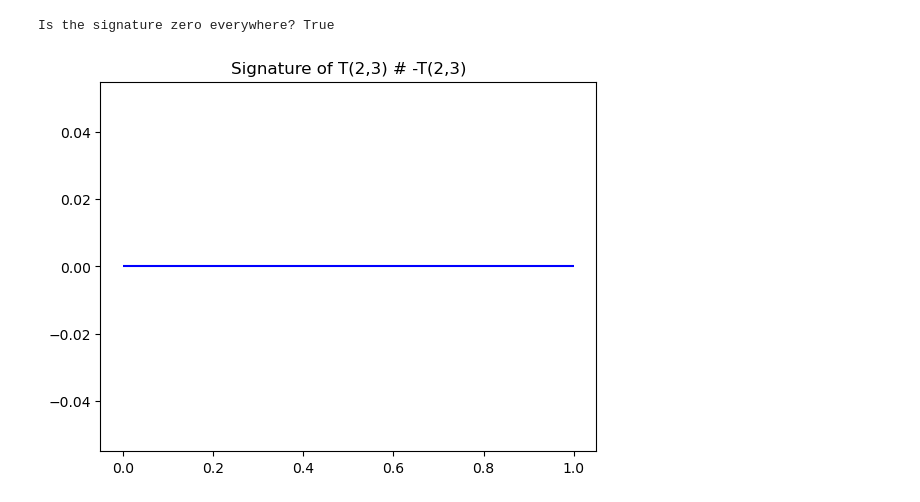
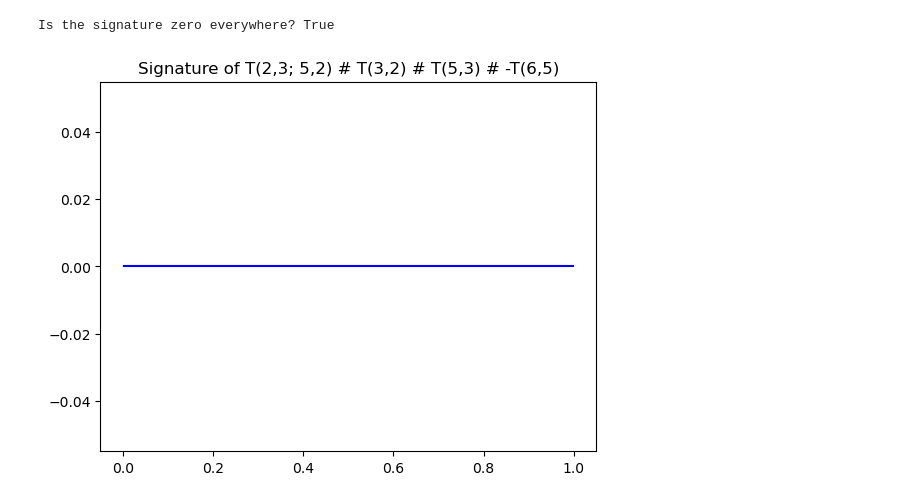
Before and after one commit to wpolitarczyk/signature-function, a Jupyter notebook: notebooks/gaknot-test.ipynb, the cells around one changed output. Drawn from its saved outputs; the diff is of its cells as text; code cells hidden in the pictures.

```diff
--- a/notebooks/gaknot-test.ipynb
+++ b/notebooks/gaknot-test.ipynb
@@ -172,6 +172,6 @@ Is the signature zero everywhere? True
 # %%
 # Plot the signature function
 from gaknot.signature import SignaturePloter
-SignaturePloter.plot(sig_func, title=f"Signature of {slice_knot}")
+SignaturePloter.plot(sig_func, title=f"Signature of {alg_slice_knot}")
 # %% [output]
-[figure, old version]
+[figure, new version]
```
Also changed, not shown: 1 other file.
